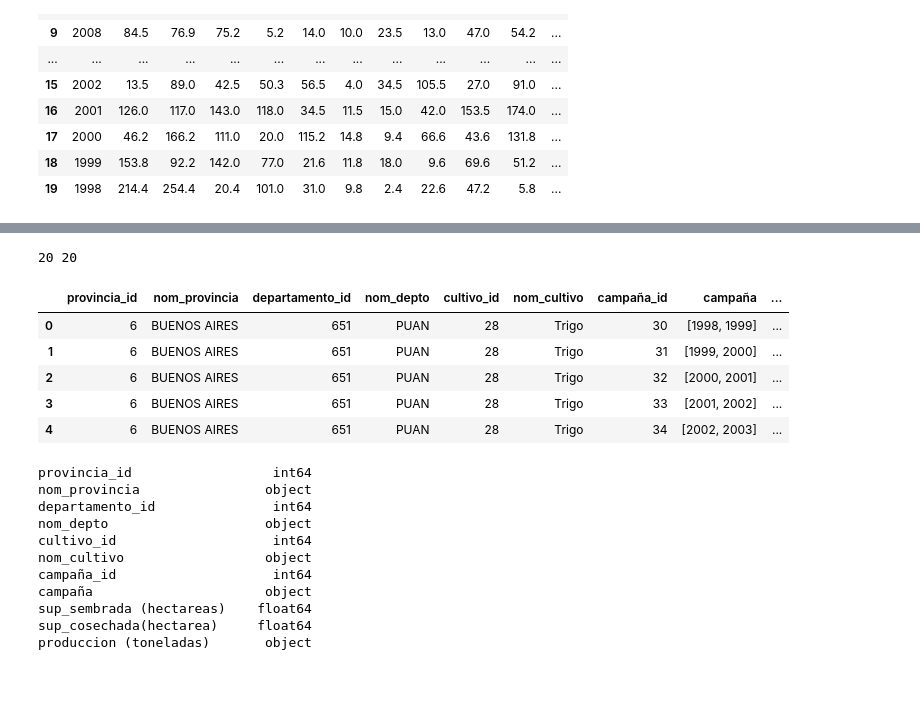
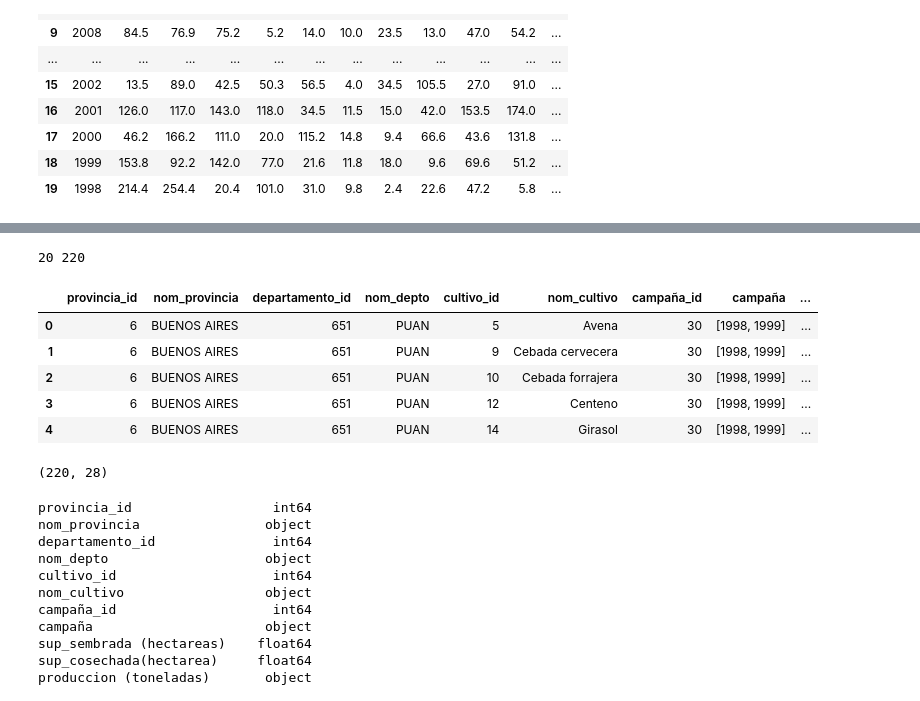
Before and after one commit to EvaSalomon/acamica, a Jupyter notebook: precipitaciones/Produccion.ipynb, the cells around one changed output, grey strips where cells are left out. Saved outputs shown, nothing was run; the diff lists cells and outputs as text; code cells hidden in the pictures.

```diff
--- a/precipitaciones/Produccion.ipynb
+++ b/precipitaciones/Produccion.ipynb
@@ -52,6 +52,6 @@ df_trigo['campaña'] = df_trigo['campaña'].str.split('/')
 # %%
-df_trigo['inicio'] = df_trigo['campaña'].apply(lambda x : int(x[0]))
+df_cultivo['inicio'] = df_cultivo['campaña'].apply(lambda x : int(x[0]))
 # %%
-df_trigo['final'] = df_trigo['campaña'].apply(lambda x : int(x[1]))
+df_cultivo['final'] = df_cultivo['campaña'].apply(lambda x : int(x[1]))
 # %%
-df_trigo = df_trigo.loc[(df_trigo.inicio >= 1998) & (df_trigo.inicio <= 2017)]
+df_cultivo = df_cultivo.loc[(df_cultivo.inicio >= 1998) & (df_cultivo.inicio <= 2017)]
@@ -78,16 +79,20 @@ df_trigo
 # %%
-print(len(precipitaciones), len(df_trigo))
+print(len(precipitaciones), len(df_cultivo))
 # %% [output]
-20 20
+20 220
 # %%
-df_trigo = df_trigo.merge(precipitaciones, left_on='inicio', right_on='Ano', how='left')
+df_cultivo = df_cultivo.merge(precipitaciones, left_on='inicio', right_on='Ano', how='left')
 # %%
-df_trigo.head()
+df_cultivo.head()
 # %% [output]
 |  | provincia_id | nom_provincia | departamento_id | nom_depto | cultivo_id | nom_cultivo | campaña_id | campaña | ... |
-| 0 | 6 | BUENOS AIRES | 651 | PUAN | 28 | Trigo | 30 | [1998, 1999] | ... |
-| 1 | 6 | BUENOS AIRES | 651 | PUAN | 28 | Trigo | 31 | [1999, 2000] | ... |
-| 2 | 6 | BUENOS AIRES | 651 | PUAN | 28 | Trigo | 32 | [2000, 2001] | ... |
-| 3 | 6 | BUENOS AIRES | 651 | PUAN | 28 | Trigo | 33 | [2001, 2002] | ... |
-| 4 | 6 | BUENOS AIRES | 651 | PUAN | 28 | Trigo | 34 | [2002, 2003] | ... |
+| 0 | 6 | BUENOS AIRES | 651 | PUAN | 5 | Avena | 30 | [1998, 1999] | ... |
+| 1 | 6 | BUENOS AIRES | 651 | PUAN | 9 | Cebada cervecera | 30 | [1998, 1999] | ... |
+| 2 | 6 | BUENOS AIRES | 651 | PUAN | 10 | Cebada forrajera | 30 | [1998, 1999] | ... |
+| 3 | 6 | BUENOS AIRES | 651 | PUAN | 12 | Centeno | 30 | [1998, 1999] | ... |
+| 4 | 6 | BUENOS AIRES | 651 | PUAN | 14 | Girasol | 30 | [1998, 1999] | ... |
+# %%
+df_cultivo.shape
+# %% [output]
+(220, 28)
 # %%
```
Also changed, not shown: parts of 11 cells of this notebook, 4 other files.
